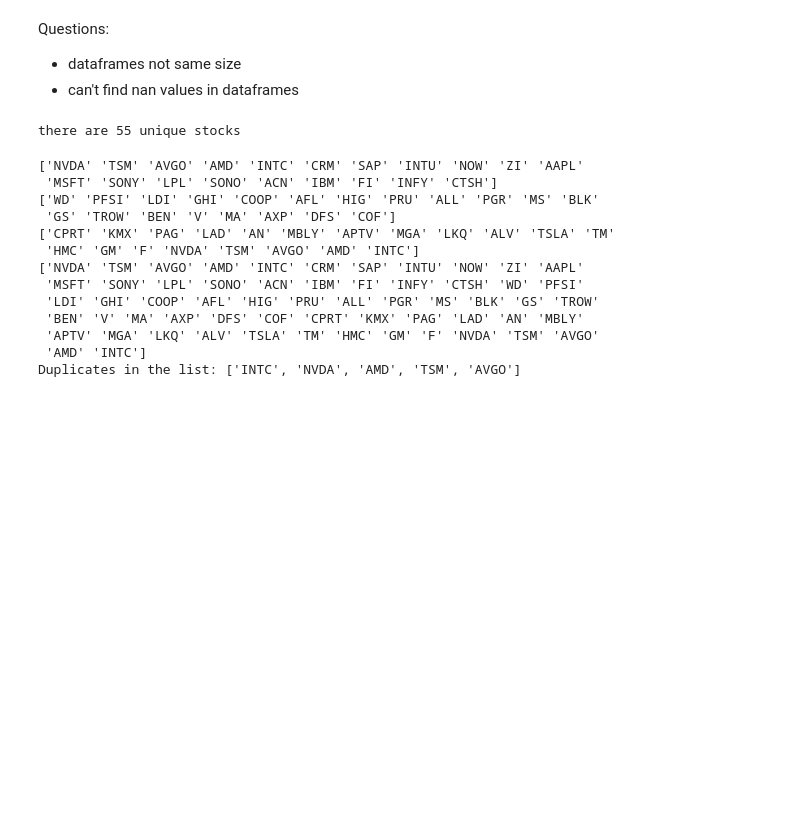
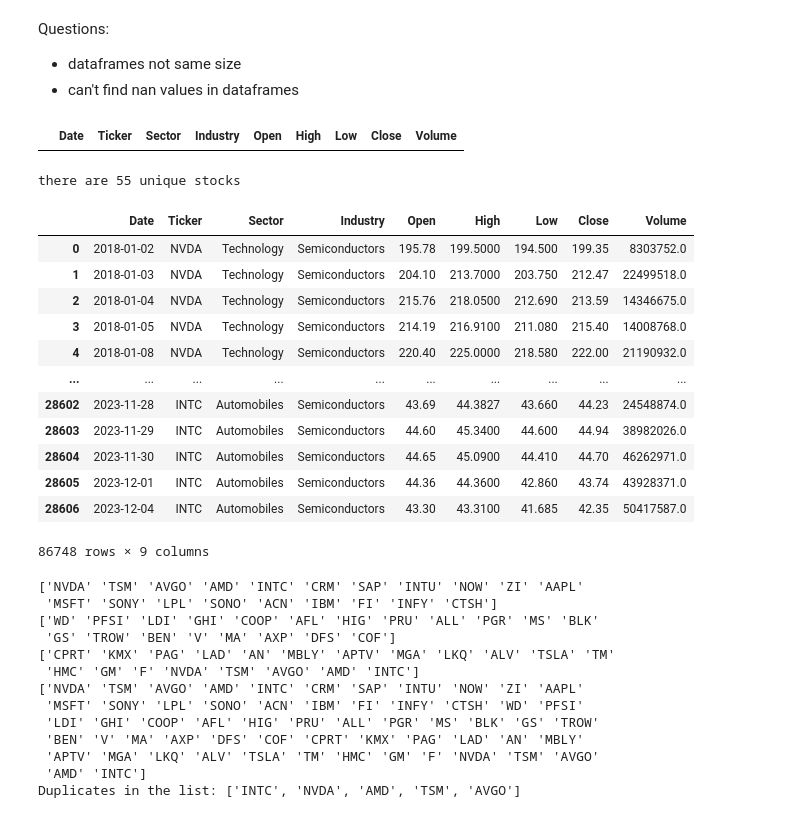
Before and after one commit to alisonands/Stock-Analysis, a Jupyter notebook: Tech/visualizations.ipynb, the cells around one changed output. Saved outputs shown, nothing was run; the diff lists cells and outputs as text; code cells hidden in the pictures; blank space fills up the shorter version.

```diff
--- a/Tech/visualizations.ipynb
+++ b/Tech/visualizations.ipynb
@@ -10,11 +10,31 @@ import matplotlib.pyplot as plt
 tech_data = pd.read_csv('tech_data.csv').drop(columns={'Unnamed: 0'})
 finance_data = pd.read_csv('../ExtractFinances/Financial_stock_data.csv')
 auto_data = pd.read_csv('../Automotive/final_auto_stock_data.csv')
+# %%
+pd.merge(pd.merge(tech_data, finance_data, how='outer'), auto_data, how = 'outer')
+a = pd.merge(tech_data, finance_data, on = ['Date', 'Ticker', 'Sector', 'Industry', 'Open', 'High', 'Low', 'Close', 'Volume'])
+# b = pd.merge(a, auto_data, on = ['Date', 'Ticker', 'Sector', 'Industry', 'Open', 'High', 'Low', 'Close', 'Volume'])
+a
+# %% [output]
+|  | Date | Ticker | Sector | Industry | Open | High | Low | Close | Volume |
 # %%
-data = tech_data.merge(finance_data)
+data = pd.concat([tech_data, finance_data, auto_data])
 print (f'there are {len(data["Ticker"].unique())} unique stocks')
 # %% [output]
 there are 55 unique stocks
+|  | Date | Ticker | Sector | Industry | Open | High | Low | Close | Volume |
+| 0 | 2018-01-02 | NVDA | Technology | Semiconductors | 195.78 | 199.5000 | 194.500 | 199.35 | 8303752.0 |
+| 1 | 2018-01-03 | NVDA | Technology | Semiconductors | 204.10 | 213.7000 | 203.750 | 212.47 | 22499518.0 |
+| 2 | 2018-01-04 | NVDA | Technology | Semiconductors | 215.76 | 218.0500 | 212.690 | 213.59 | 14346675.0 |
+| 3 | 2018-01-05 | NVDA | Technology | Semiconductors | 214.19 | 216.9100 | 211.080 | 215.40 | 14008768.0 |
+| 4 | 2018-01-08 | NVDA | Technology | Semiconductors | 220.40 | 225.0000 | 218.580 | 222.00 | 21190932.0 |
+| ... | ... | ... | ... | ... | ... | ... | ... | ... | ... |
+| 28602 | 2023-11-28 | INTC | Automobiles | Semiconductors | 43.69 | 44.3827 | 43.660 | 44.23 | 24548874.0 |
+| 28603 | 2023-11-29 | INTC | Automobiles | Semiconductors | 44.60 | 45.3400 | 44.600 | 44.94 | 38982026.0 |
+| 28604 | 2023-11-30 | INTC | Automobiles | Semiconductors | 44.65 | 45.0900 | 44.410 | 44.70 | 46262971.0 |
+| 28605 | 2023-12-01 | INTC | Automobiles | Semiconductors | 44.36 | 44.3600 | 42.860 | 43.74 | 43928371.0 |
+| 28606 | 2023-12-04 | INTC | Automobiles | Semiconductors | 43.30 | 43.3100 | 41.685 | 42.35 | 50417587.0 |
+86748 rows × 9 columns
 # %%
 # unique stocks
 print(tech_data['Ticker'].unique())
```
